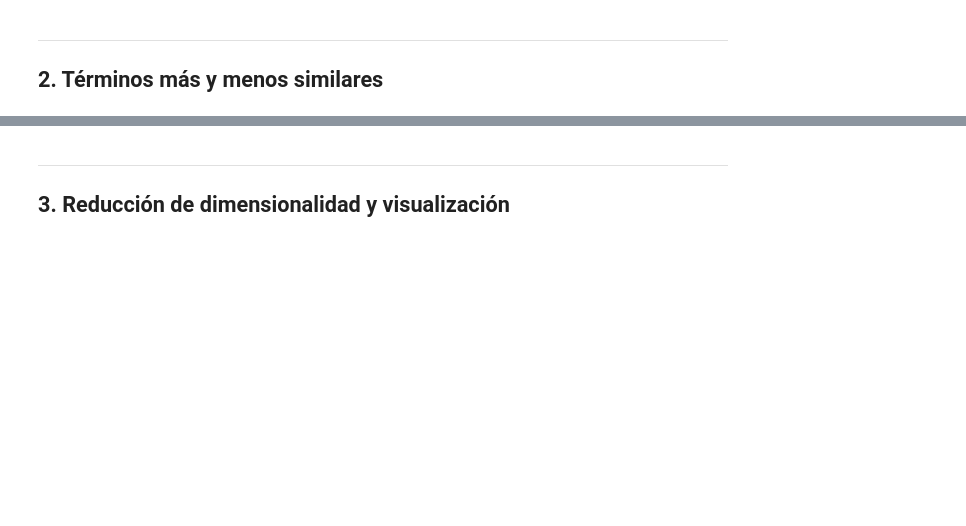
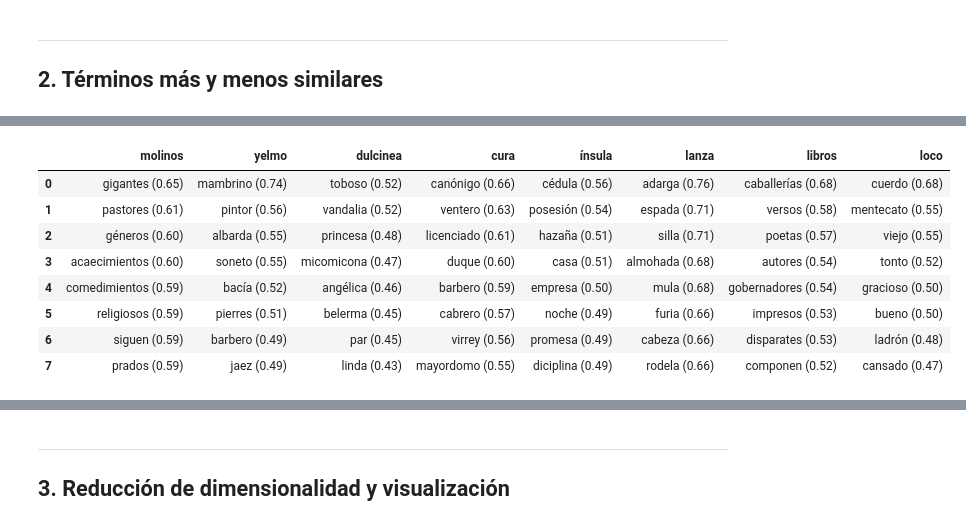
Before and after one commit to NicoLastra12/CEIA-Procesamiento_del_lenguaje_natural_I, a Jupyter notebook: notebooks/02_Desafio_embeddings_gensim.ipynb, the cells around one changed output, grey strips where cells are left out. Drawn from its saved outputs; the diff is of its cells as text; code cells hidden in the pictures; blank space fills up the shorter version.

```diff
--- a/notebooks/02_Desafio_embeddings_gensim.ipynb
+++ b/notebooks/02_Desafio_embeddings_gensim.ipynb
@@ -301,0 +334,20 @@ _Completar._
+# %%
+# Más similares con CBOW (most_similar positive)
+
+TOPN = 8 # Se analizan el top 8.
+
+mas_similares_cbow = pd.DataFrame({
+    t: [f"{palabra} ({similitud:.2f})" for palabra, similitud in modelo_cbow.wv.most_similar(positive=[t], topn=TOPN)]
+    for t in terminos
+})
+mas_similares_cbow
+# %% [output]
+|  | molinos | yelmo | dulcinea | cura | ínsula | lanza | libros | loco |
+| 0 | gigantes (0.65) | mambrino (0.74) | toboso (0.52) | canónigo (0.66) | cédula (0.56) | adarga (0.76) | caballerías (0.68) | cuerdo (0.68) |
+| 1 | pastores (0.61) | pintor (0.56) | vandalia (0.52) | ventero (0.63) | posesión (0.54) | espada (0.71) | versos (0.58) | mentecato (0.55) |
+| 2 | géneros (0.60) | albarda (0.55) | princesa (0.48) | licenciado (0.61) | hazaña (0.51) | silla (0.71) | poetas (0.57) | viejo (0.55) |
+| 3 | acaecimientos (0.60) | soneto (0.55) | micomicona (0.47) | duque (0.60) | casa (0.51) | almohada (0.68) | autores (0.54) | tonto (0.52) |
+| 4 | comedimientos (0.59) | bacía (0.52) | angélica (0.46) | barbero (0.59) | empresa (0.50) | mula (0.68) | gobernadores (0.54) | gracioso (0.50) |
+| 5 | religiosos (0.59) | pierres (0.51) | belerma (0.45) | cabrero (0.57) | noche (0.49) | furia (0.66) | impresos (0.53) | bueno (0.50) |
+| 6 | siguen (0.59) | barbero (0.49) | par (0.45) | virrey (0.56) | promesa (0.49) | cabeza (0.66) | disparates (0.53) | ladrón (0.48) |
+| 7 | prados (0.59) | jaez (0.49) | linda (0.43) | mayordomo (0.55) | diciplina (0.49) | rodela (0.66) | componen (0.52) | cansado (0.47) |
```
Also changed, not shown: parts of 16 cells of this notebook, 2 other files.
